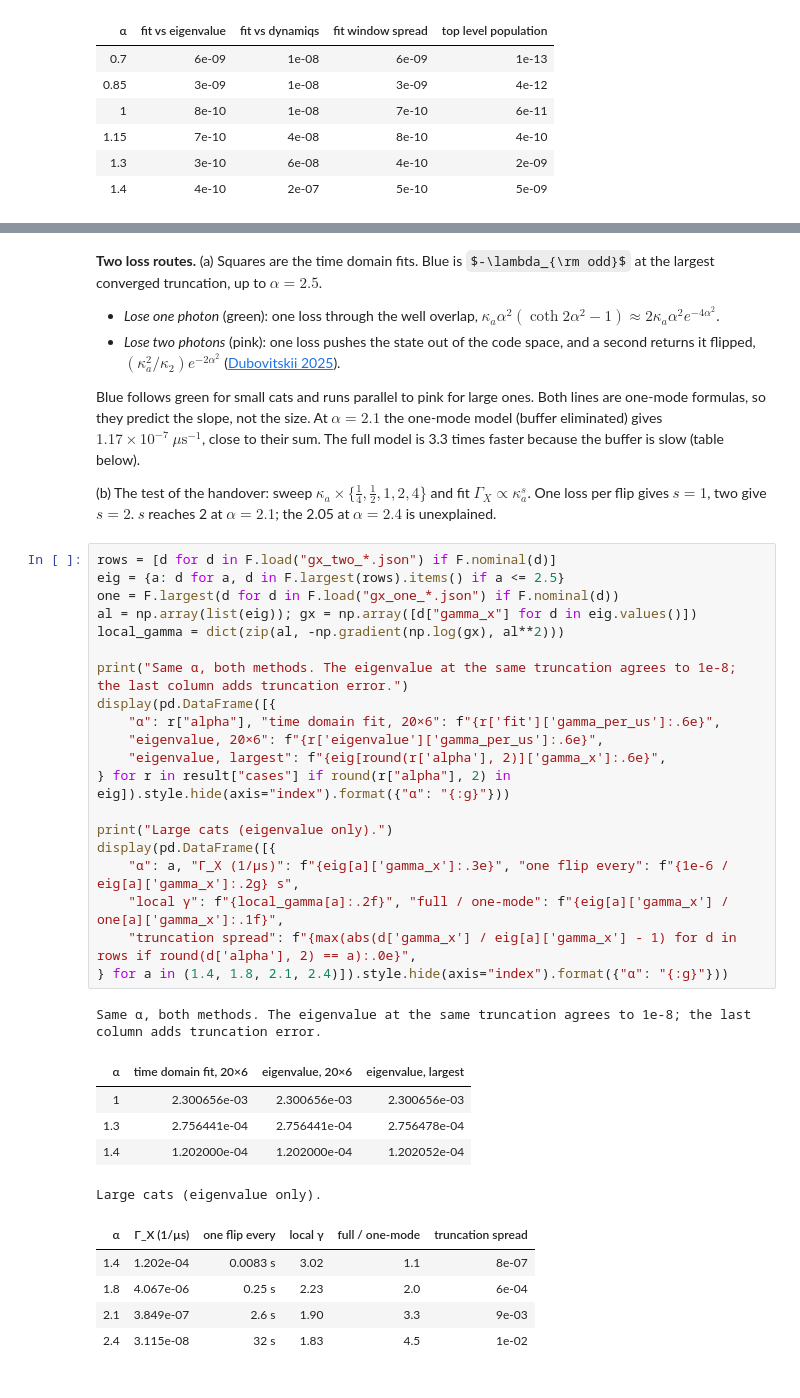
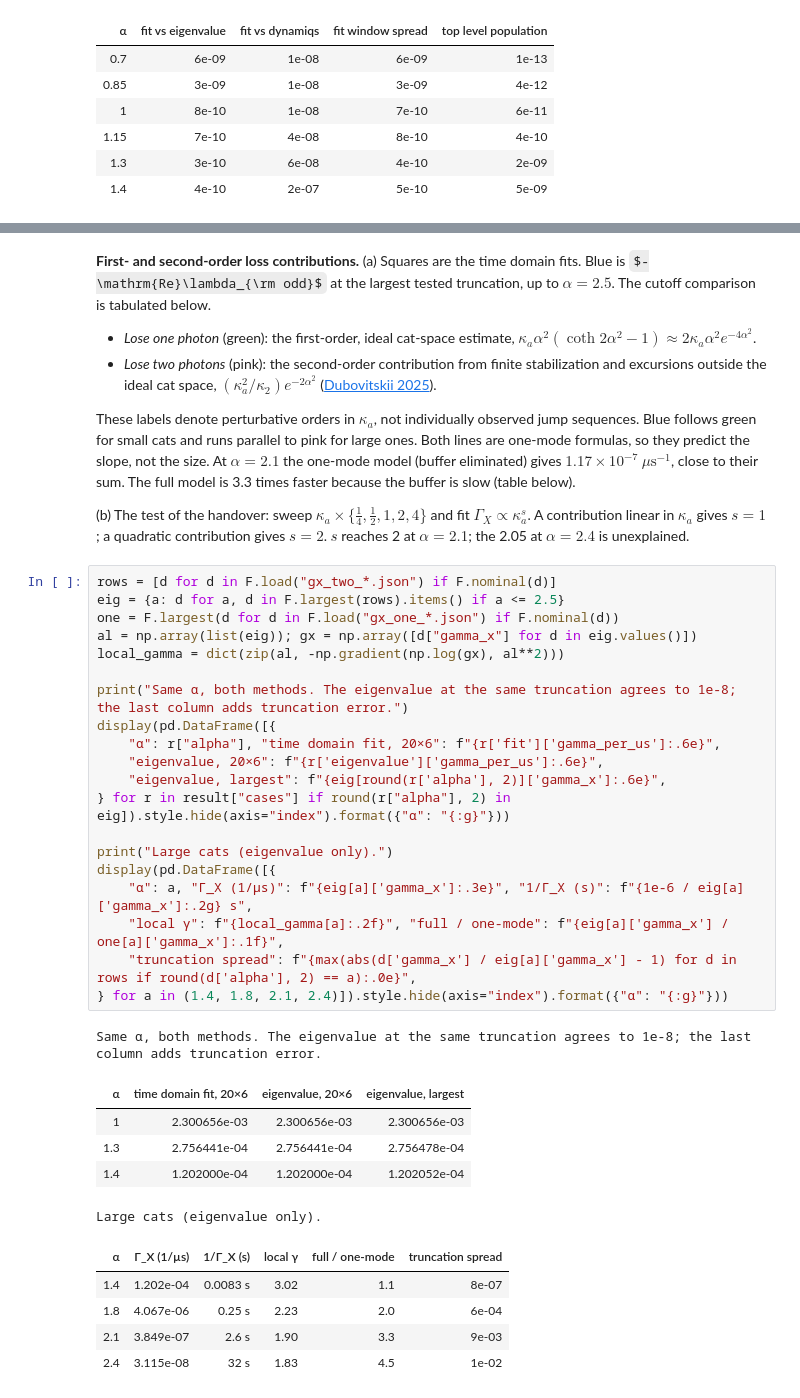
Before and after one commit to pkarakala/duquantum-cat-qubit, a Jupyter notebook: notebooks/06_task_2_1_bit_flips.ipynb, the cells around one changed output, grey strips where cells are left out. Saved outputs shown, nothing was run; the diff lists cells and outputs as text; some formulas as TeX source.

```diff
--- a/notebooks/06_task_2_1_bit_flips.ipynb
+++ b/notebooks/06_task_2_1_bit_flips.ipynb
@@ -85,39 +85,39 @@ display(Image(filename=str(ROOT / "figures/s2/task_2_1_large_cats.png"), width=1
 # %% [markdown]
-**Two loss routes.** (a) Squares are the time domain fits. Blue is $-\lambda_{\rm odd}$ at the largest converged truncation, up to $\alpha=2.5$.
-- *Lose one photon* (green): one loss through the well overlap, $\kappa_a\alpha^2(\coth2\alpha^2-1)\approx2\kappa_a\alpha^2e^{-4\alpha^2}$.
-- *Lose two photons* (pink): one loss pushes the state out of the code space, and a second returns it flipped, $(\kappa_a^2/\kappa_2)e^{-2\alpha^2}$ ([Dubovitskii 2025](https://arxiv.org/abs/2407.17299)).
+**First- and second-order loss contributions.** (a) Squares are the time domain fits. Blue is $-\mathrm{Re}\lambda_{\rm odd}$ at the largest tested truncation, up to $\alpha=2.5$. The cutoff comparison is tabulated below.
+- *Lose one photon* (green): the first-order, ideal cat-space estimate, $\kappa_a\alpha^2(\coth2\alpha^2-1)\approx2\kappa_a\alpha^2e^{-4\alpha^2}$.
+- *Lose two photons* (pink): the second-order contribution from finite stabilization and excursions outside the ideal cat space, $(\kappa_a^2/\kappa_2)e^{-2\alpha^2}$ ([Dubovitskii 2025](https://arxiv.org/abs/2407.17299)).
 
-Blue follows green for small cats and runs parallel to pink for large ones. Both lines are one-mode formulas, so they predict the slope, not the size. At $\alpha=2.1$ the one-mode model (buffer eliminated) gives $1.17\times10^{-7}\ \mu\mathrm{s}^{-1}$, close to their sum. The full model is 3.3 times faster because the buffer is slow (table below).
+These labels denote perturbative orders in $\kappa_a$, not individually observed jump sequences. Blue follows green for small cats and runs parallel to pink for large ones. Both lines are one-mode formulas, so they predict the slope, not the size. At $\alpha=2.1$ the one-mode model (buffer eliminated) gives $1.17\times10^{-7}\ \mu\mathrm{s}^{-1}$, close to their sum. The full model is 3.3 times faster because the buffer is slow (table below).
 
-(b) The test of the handover: sweep $\kappa_a\times\{\tfrac14,\tfrac12,1,2,4\}$ and fit $\Gamma_X\propto\kappa_a^{s}$. One loss per flip gives $s=1$, two give $s=2$. $s$ reaches 2 at $\alpha=2.1$; the 2.05 at $\alpha=2.4$ is unexplained.
+(b) The test of the handover: sweep $\kappa_a\times\lbrace \tfrac14,\tfrac12,1,2,4\rbrace$ and fit $\Gamma_X\propto\kappa_a^{s}$. A contribution linear in $\kappa_a$ gives $s=1$; a quadratic contribution gives $s=2$. $s$ reaches 2 at $\alpha=2.1$; the 2.05 at $\alpha=2.4$ is unexplained.
 # %%
 rows = [d for d in F.load("gx_two_*.json") if F.nominal(d)]
 eig = {a: d for a, d in F.largest(rows).items() if a <= 2.5}
 one = F.largest(d for d in F.load("gx_one_*.json") if F.nominal(d))
 al = np.array(list(eig)); gx = np.array([d["gamma_x"] for d in eig.values()])
 local_gamma = dict(zip(al, -np.gradient(np.log(gx), al**2)))
 
 print("Same α, both methods. The eigenvalue at the same truncation agrees to 1e-8; the last column adds truncation error.")
 display(pd.DataFrame([{
     "α": r["alpha"], "time domain fit, 20×6": f"{r['fit']['gamma_per_us']:.6e}",
     "eigenvalue, 20×6": f"{r['eigenvalue']['gamma_per_us']:.6e}",
     "eigenvalue, largest": f"{eig[round(r['alpha'], 2)]['gamma_x']:.6e}",
 } for r in result["cases"] if round(r["alpha"], 2) in eig]).style.hide(axis="index").format({"α": "{:g}"}))
 
 print("Large cats (eigenvalue only).")
 display(pd.DataFrame([{
-    "α": a, "Γ_X (1/µs)": f"{eig[a]['gamma_x']:.3e}", "one flip every": f"{1e-6 / eig[a]['gamma_x']:.2g} s",
+    "α": a, "Γ_X (1/µs)": f"{eig[a]['gamma_x']:.3e}", "1/Γ_X (s)": f"{1e-6 / eig[a]['gamma_x']:.2g} s",
     "local γ": f"{local_gamma[a]:.2f}", "full / one-mode": f"{eig[a]['gamma_x'] / one[a]['gamma_x']:.1f}",
     "truncation spread": f"{max(abs(d['gamma_x'] / eig[a]['gamma_x'] - 1) for d in rows if round(d['alpha'], 2) == a):.0e}",
 } for a in (1.4, 1.8, 2.1, 2.4)]).style.hide(axis="index").format({"α": "{:g}"}))
 # %% [output]
 Same α, both methods. The eigenvalue at the same truncation agrees to 1e-8; the last column adds truncation error.
 | α | time domain fit, 20×6 | eigenvalue, 20×6 | eigenvalue, largest |
 | 1 | 2.300656e-03 | 2.300656e-03 | 2.300656e-03 |
 | 1.3 | 2.756441e-04 | 2.756441e-04 | 2.756478e-04 |
 | 1.4 | 1.202000e-04 | 1.202000e-04 | 1.202052e-04 |
 Large cats (eigenvalue only).
-| α | Γ_X (1/µs) | one flip every | local γ | full / one-mode | truncation spread |
+| α | Γ_X (1/µs) | 1/Γ_X (s) | local γ | full / one-mode | truncation spread |
 | 1.4 | 1.202e-04 | 0.0083 s | 3.02 | 1.1 | 8e-07 |
 | 1.8 | 4.067e-06 | 0.25 s | 2.23 | 2.0 | 6e-04 |
 | 2.1 | 3.849e-07 | 2.6 s | 1.90 | 3.3 | 9e-03 |
```
Also changed, not shown: parts of 5 cells of this notebook, 27 other files.
